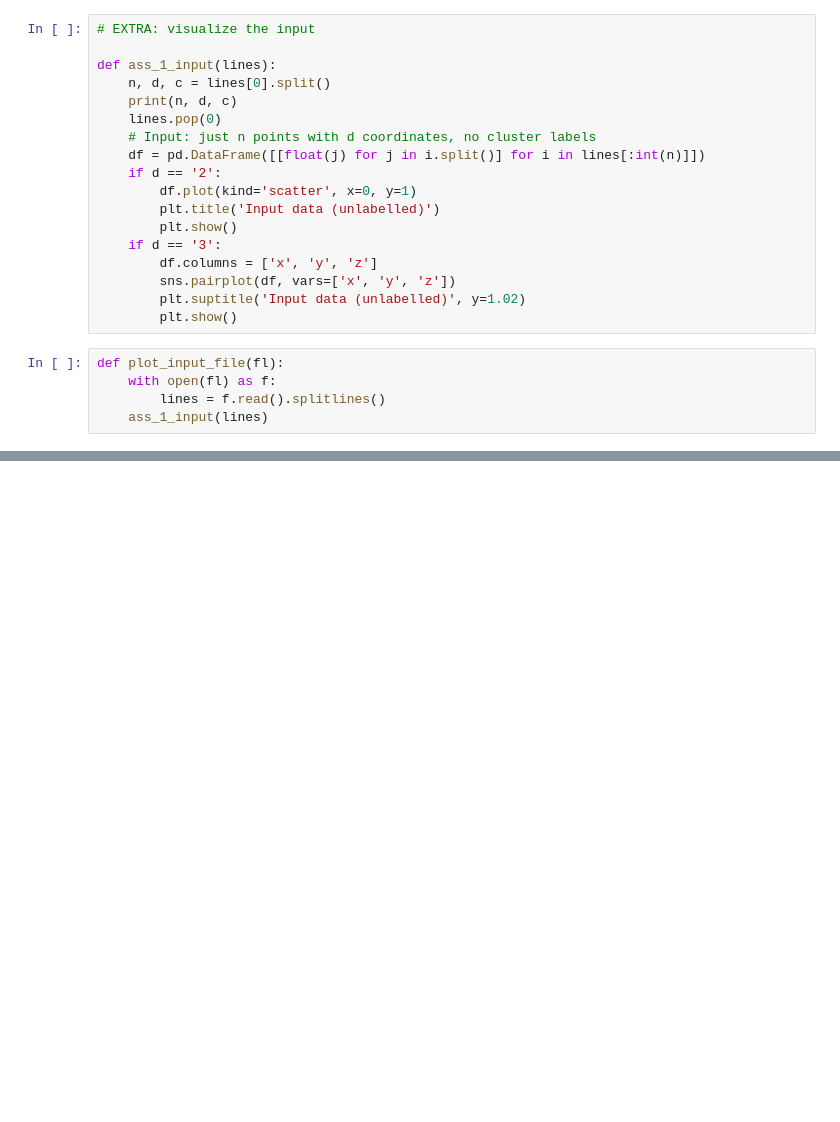
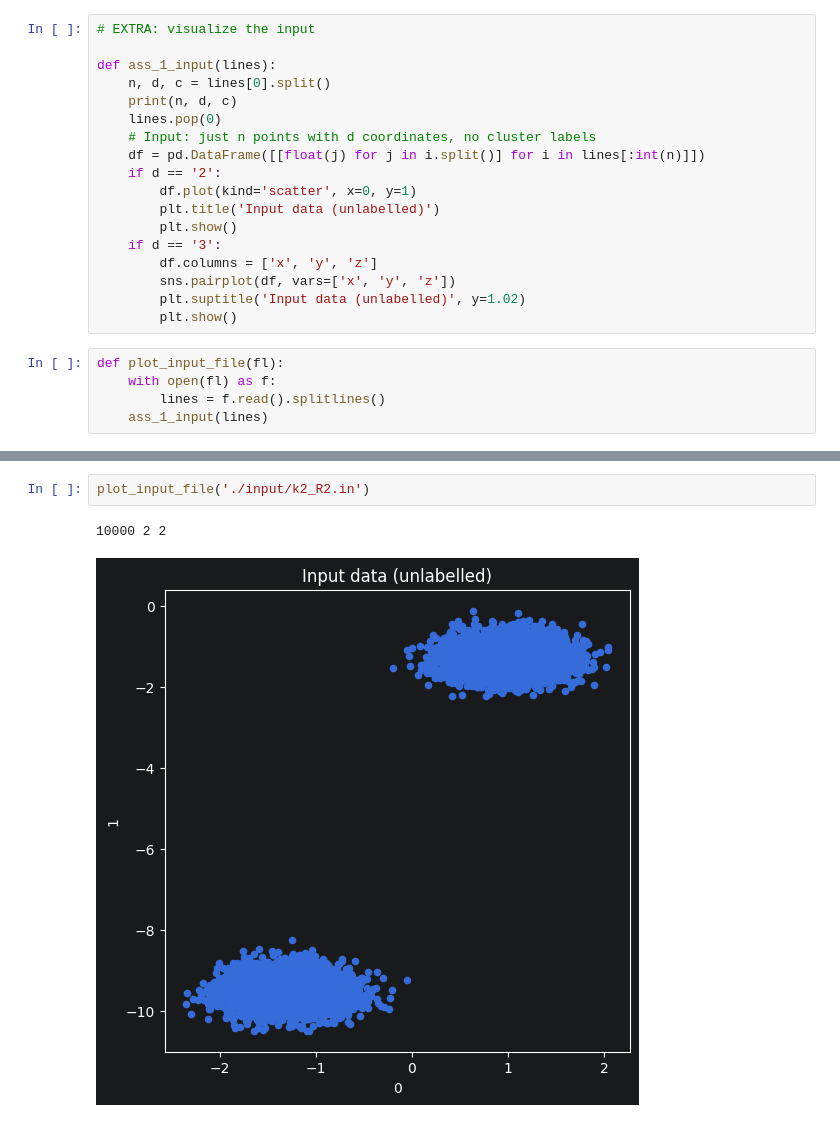
Before and after one commit to TrinityJan/AADA_Rep1, a Jupyter notebook: Visualizer.ipynb, the cells around one changed output, grey strips where cells are left out. Drawn from its saved outputs; the diff is of its cells as text; blank space fills up the shorter version.

```diff
--- a/Visualizer.ipynb
+++ b/Visualizer.ipynb
@@ -123,0 +124,5 @@ plot_input_file('./input/00.in')
+# %%
+plot_input_file('./input/k2_R2.in')
+# %% [output]
+10000 2 2
+[figure, added]
```
Also changed, not shown: parts of 10 cells of this notebook, 1 other file.
